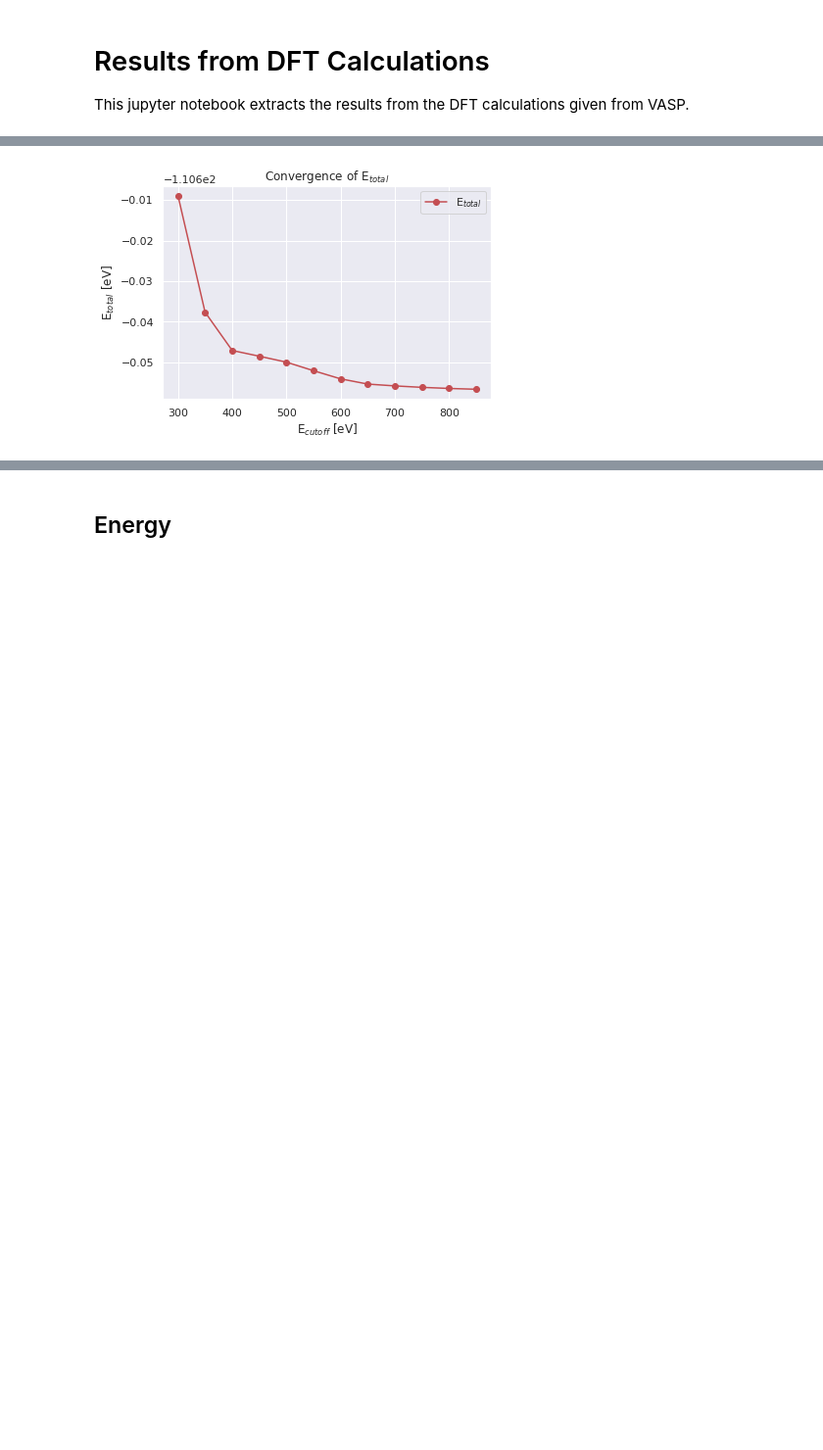
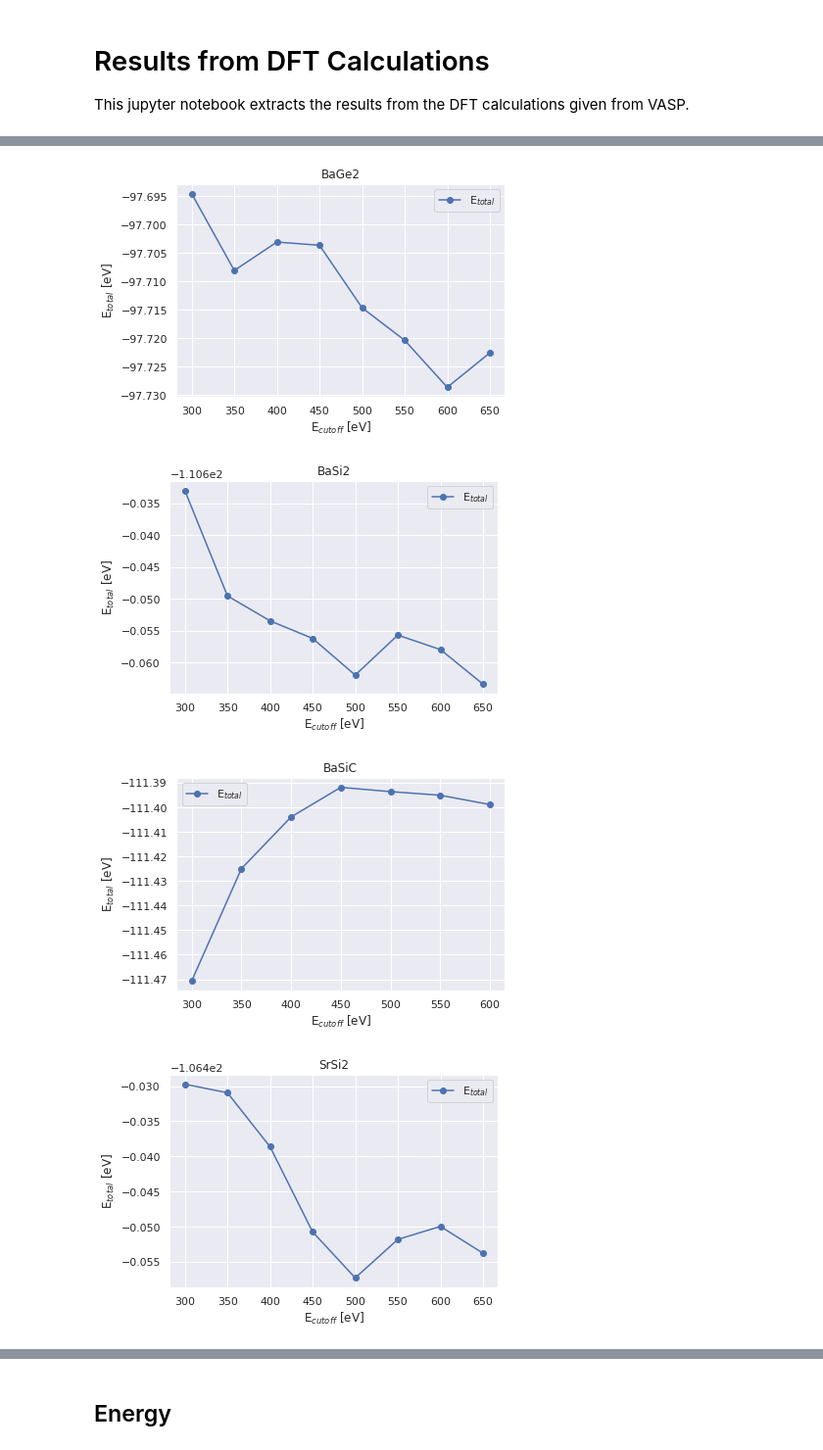
Before and after one commit to Moejay10/DFT, a Jupyter notebook: Results/Notebooks/Bulk_Analysis.ipynb, the cells around one changed output, grey strips where cells are left out. Shown at 98% size. Saved outputs shown, nothing was run; the diff lists cells and outputs as text; code cells hidden in the pictures; blank space fills up the shorter version.

Commit message:
Added new results to the jupyters

```diff
--- a/Results/Notebooks/Bulk_Analysis.ipynb
+++ b/Results/Notebooks/Bulk_Analysis.ipynb
@@ -23,19 +26,24 @@ sys.path.append('../')
 from Code.python_scripts.functions.data import readFilesFromDirectory, readEnergyFromFile
 # %%
-thisdir = 'Bulk/BaSi2/Convergence'
-filepaths, filenames = readFilesFromDirectory(thisdir)
-data = readEnergyFromFile(filepaths, filenames)
+folders = ['BaGe2', 'BaSi2', 'BaSiC', 'SrSi2']
+cutoff = np.arange(300, 700, 50)
 
+for folder in folders:
+    thisdir = '../Bulk/' + folder + '/convergence_Results'
+    filepaths, filenames = readFilesFromDirectory(thisdir)
+    data = readEnergyFromFile(filepaths, filenames)
 
-total_energy = data['ecut1.txt']
-cutoff = np.linspace(300, 850, 12)
+    total_energy = data['ecut1.txt']
 
-plt.plot(cutoff, total_energy, "-or")
-plt.legend(["E$_{total}$"])
-plt.title("Convergence of E$_{total}$")
-plt.xlabel("E$_{cutoff}$ [eV]")
-plt.ylabel("E$_{total}$ [eV]")
-plt.show()
+    plt.plot(cutoff, total_energy, '-o')
+    plt.legend(["E$_{total}$"])
+    plt.title(folder)
+    plt.xlabel("E$_{cutoff}$ [eV]")
+    plt.ylabel("E$_{total}$ [eV]")
+    plt.show()
 # %% [output]
-[figure, old version]
+[figure, new version]
+[figure, added]
+[figure, added]
+[figure, added]
 # %% [markdown]
```
Also changed, not shown: parts of 28 cells of this notebook.
